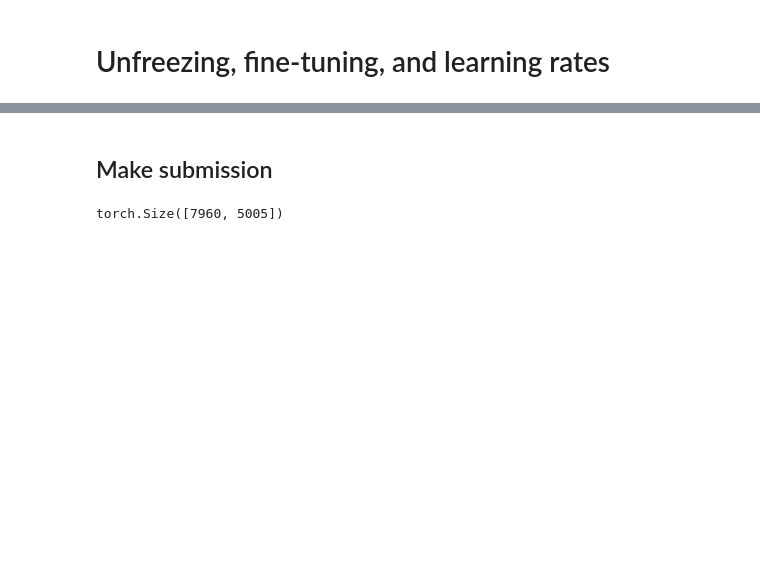
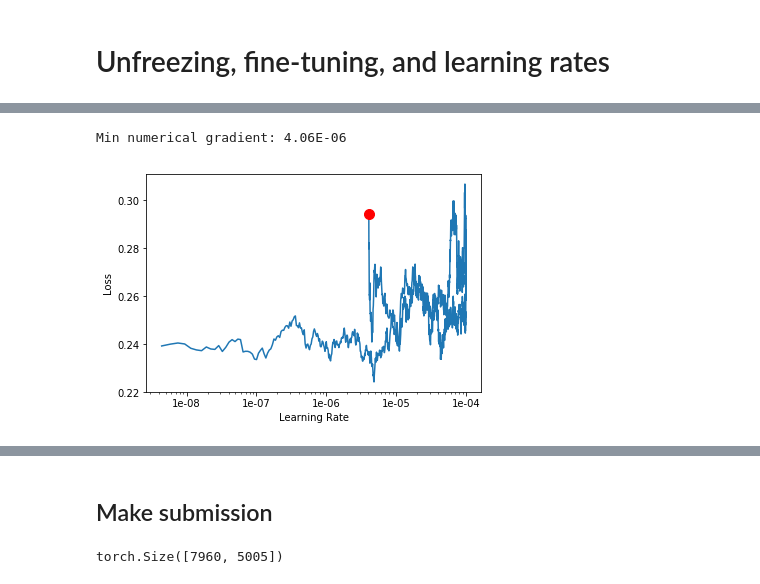
Before and after one commit to scouvreur/HumpbackWhaleIdentification, a Jupyter notebook: model.ipynb, the cells around one changed output, grey strips where cells are left out. Drawn from its saved outputs; the diff is of its cells as text; code cells hidden in the pictures; blank space fills up the shorter version.

```diff
--- a/model.ipynb
+++ b/model.ipynb
@@ -134,2 +119,5 @@ interp.plot_top_losses(9, figsize=(12,12))
 # %%
-#learn.recorder.plot()
+learn.recorder.plot()
+# %% [output]
+Min numerical gradient: 4.06E-06
+[figure, added]
```
Also changed, not shown: parts of 20 cells of this notebook.
